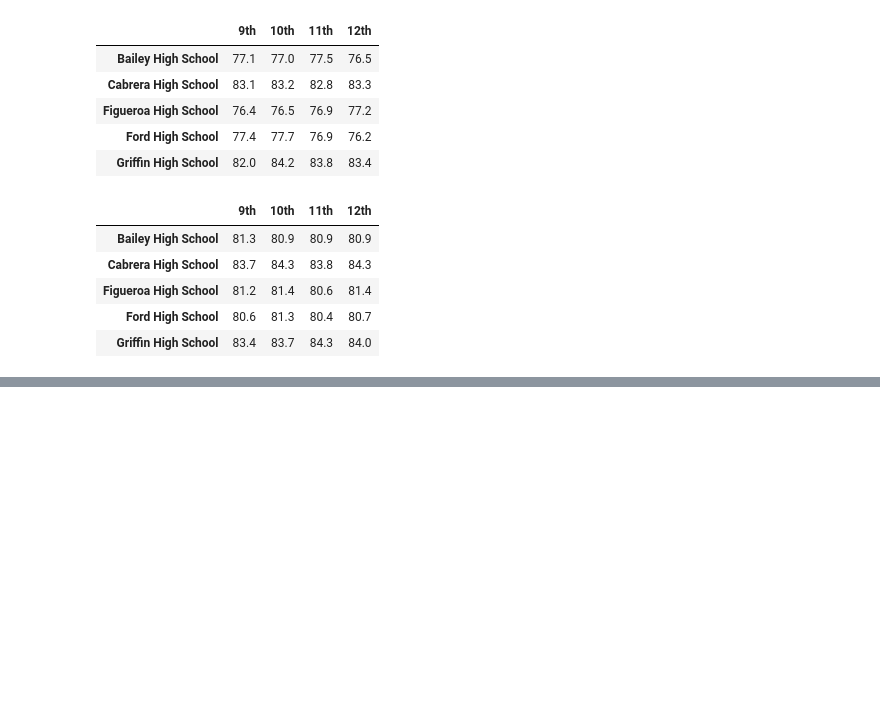
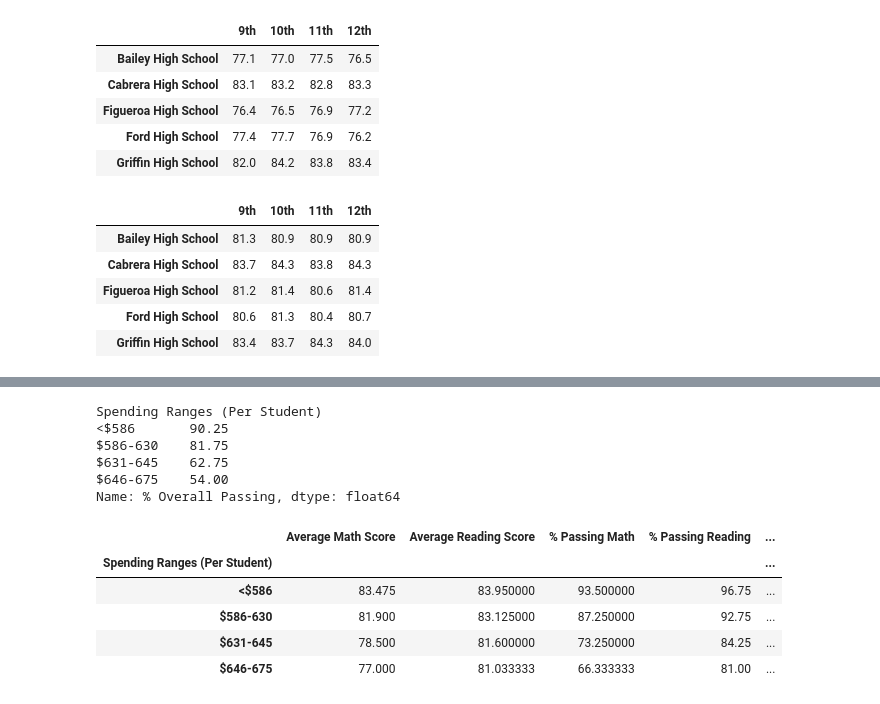
Before and after one commit to jdaccache96/School_District_Analysis, a Jupyter notebook: PyCitySchools.ipynb, the cells around one changed output, grey strips where cells are left out. Saved outputs shown, nothing was run; the diff lists cells and outputs as text; code cells hidden in the pictures; blank space fills up the shorter version.

Commit message:
Scores by school spending

```diff
--- a/PyCitySchools.ipynb
+++ b/PyCitySchools.ipynb
@@ -817,0 +865,8 @@ reading_scores_by_grade.head()
+# %%
+#Establish the spending bins and group names
+spending_bins = [0, 585, 630, 645, 675]
+group_names = ["<$586", "$586-630", "$631-645", "$646-675"]
+# %%
+#Categorize spending based on the bins
+per_school_summary_df["Spending Ranges (Per Student)"] = pd.cut(per_school_capita, spending_bins, labels=group_names)
+per_school_summary_df
@@ -817,0 +891,8 @@ reading_scores_by_grade.head()
+# %%
+#Changing data type of each column from Object to Integer to get the averages
+per_school_summary_df["Average Math Score"] = pd.to_numeric(per_school_summary_df["Average Math Score"])
+per_school_summary_df["Average Reading Score"] = pd.to_numeric(per_school_summary_df["Average Reading Score"])
+per_school_summary_df["% Passing Math"] = pd.to_numeric(per_school_summary_df["% Passing Math"])
+per_school_summary_df["% Passing Reading"] = pd.to_numeric(per_school_summary_df["% Passing Reading"])
+per_school_summary_df["% Overall Passing"] = pd.to_numeric(per_school_summary_df["% Overall Passing"])
+print(per_school_summary_df.dtypes)
@@ -817,0 +911,36 @@ reading_scores_by_grade.head()
+# %%
+#Calulate averages for the desired columns
+spending_math_scores = per_school_summary_df.groupby(["Spending Ranges (Per Student)"]).mean(numeric_only=True)["Average Math Score"]
+
+spending_reading_scores = per_school_summary_df.groupby(["Spending Ranges (Per Student)"]).mean(numeric_only=True)["Average Reading Score"]
+
+spending_passing_math = per_school_summary_df.groupby(["Spending Ranges (Per Student)"]).mean(numeric_only=True)["% Passing Math"]
+
+spending_passing_reading = per_school_summary_df.groupby(["Spending Ranges (Per Student)"]).mean(numeric_only=True)["% Passing Reading"]
+
+overall_passing_spending = per_school_summary_df.groupby(["Spending Ranges (Per Student)"]).mean(numeric_only=True)["% Overall Passing"]
+# %%
+overall_passing_spending
+# %% [output]
+Spending Ranges (Per Student)
+<$586       90.25
+$586-630    81.75
+$631-645    62.75
+$646-675    54.00
+Name: % Overall Passing, dtype: float64
+# %%
+spending_summary_df = pd.DataFrame({
+    "Average Math Score": spending_math_scores,
+    "Average Reading Score": spending_reading_scores,
+    "% Passing Math": spending_passing_math,
+    "% Passing Reading": spending_passing_reading,
+    "% Overall Passing": overall_passing_spending})
+
+spending_summary_df
+# %% [output]
+|  | Average Math Score | Average Reading Score | % Passing Math | % Passing Reading | ... |
+| Spending Ranges (Per Student) |  |  |  |  | ... |
+| <$586 | 83.475 | 83.950000 | 93.500000 | 96.75 | ... |
+| $586-630 | 81.900 | 83.125000 | 87.250000 | 92.75 | ... |
+| $631-645 | 78.500 | 81.600000 | 73.250000 | 84.25 | ... |
+| $646-675 | 77.000 | 81.033333 | 66.333333 | 81.00 | ... |
```
Also changed, not shown: parts of 7 cells of this notebook.
